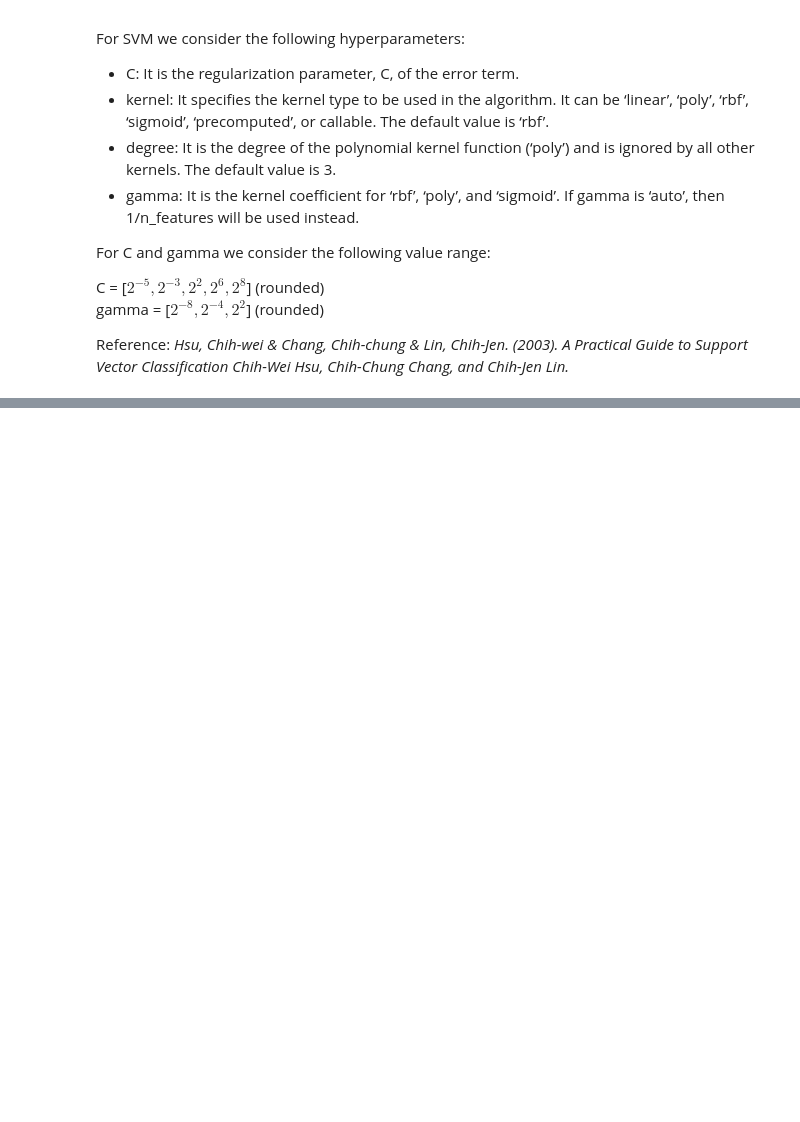
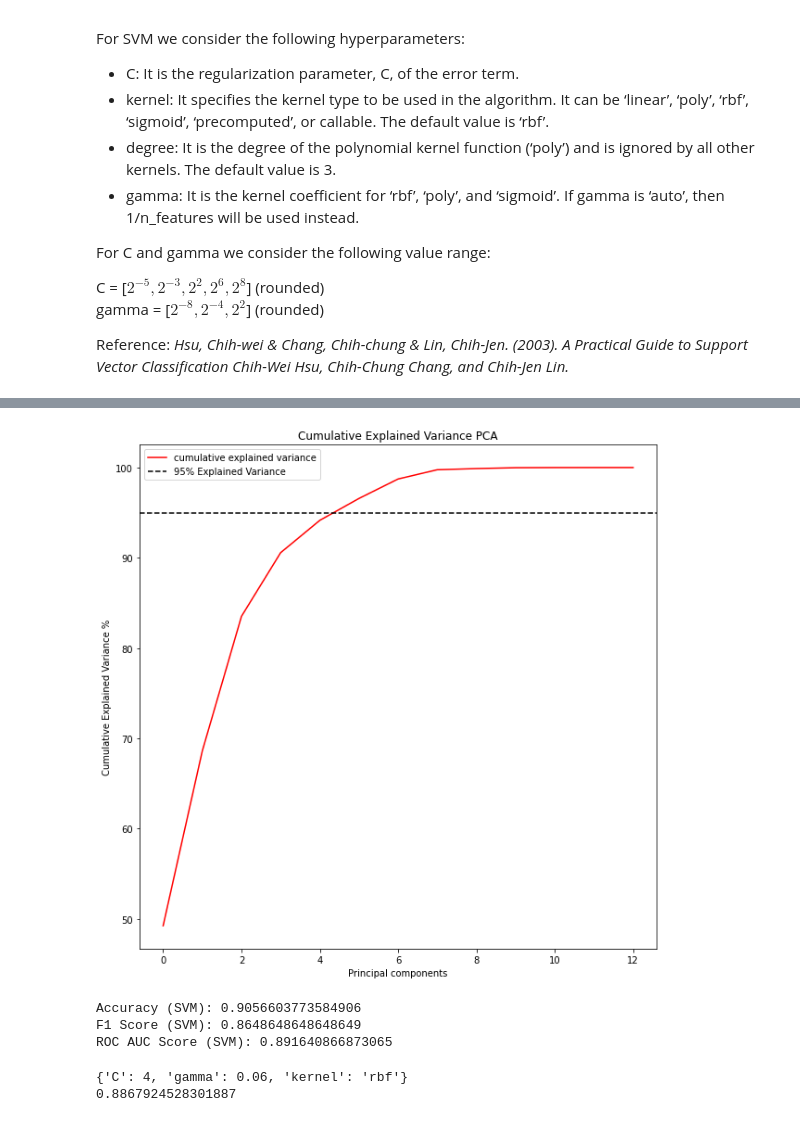
Before and after one commit to donikaSkenderbeut/machine-learning, a Jupyter notebook: Ex1/breast-cancer.ipynb, the cells around one changed output, grey strips where cells are left out. Saved outputs shown, nothing was run; the diff lists cells and outputs as text; code cells hidden in the pictures; blank space fills up the shorter version.

```diff
--- a/Ex1/breast-cancer.ipynb
+++ b/Ex1/breast-cancer.ipynb
@@ -279,11 +298,10 @@ Reference: *Hsu, Chih-wei & Chang, Chih-chung & Lin, Chih-Jen. (2003). A Practic
 C_param = [0.03, 0.1, 4, 64, 256]
 gamma_param = [0.0004, 0.06, 4]
 param_grid_svm = { 'C': C_param,
-                'kernel':['rbf','poly','sigmoid','linear'],
-                'degree':[1,2,3,4,5,6],
+                'kernel':['rbf','sigmoid','linear'],
                 'gamma': gamma_param}
 
-grid_svm = GridSearchCV(SVC(random_state=42), param_grid_svm)
+grid_svm = GridSearchCV(SVC(random_state=42), param_grid_svm, n_jobs=-1)
 grid_svm.fit(X_train, y_train)
 
 print(grid_svm.best_params_)
@@ -290,0 +322,15 @@ print(grid_svm.score(X_test, y_test))
+# %%
+pca = PCA()
+pca.fit(X_train)
+cumsum = np.cumsum(pca.explained_variance_ratio_) * 100
+d = [n for n in range(len(cumsum))]
+plt.figure(figsize=(10,10))
+plt.plot(d, cumsum, color='red', label='cumulative explained variance')
+plt.title('Cumulative Explained Variance PCA')
+plt.xlabel('Principal components')
+plt.ylabel('Cumulative Explained Variance %')
+plt.axhline(y=95, color='k', linestyle='--', label = '95% Explained Variance')
+plt.legend(loc='best')
+plt.savefig('Cumulative explained variance PCA.jpg', dpi=300, bbox_inches='tight')
+# %% [output]
+[figure, added]
@@ -290,0 +342,25 @@ print(grid_svm.score(X_test, y_test))
+# %%
+svc_model_pca = SVC()
+svc_model_pca.fit(X_train_pca, y_train)
+svc_predict_pca = svc_model_pca.predict(X_test_pca)
+
+print("Accuracy (SVM):", accuracy_score(y_test, svc_predict_pca))
+print("F1 Score (SVM):", f1_score(y_test, svc_predict_pca))
+print("ROC AUC Score (SVM):", roc_auc_score(y_test, svc_predict_pca))
+# %% [output]
+Accuracy (SVM): 0.9056603773584906
+F1 Score (SVM): 0.8648648648648649
+ROC AUC Score (SVM): 0.891640866873065
+# %%
+param_grid_svm_pca = { 'C': C_param,
+                'kernel':['rbf','sigmoid','linear'],
+                'gamma': gamma_param}
+
+grid_svm_pca = GridSearchCV(SVC(random_state=42), param_grid_svm_pca, n_jobs=-1)
+grid_svm_pca.fit(X_train_pca, y_train)
+
+print(grid_svm_pca.best_params_)
+print(grid_svm_pca.score(X_test_pca, y_test))
+# %% [output]
+{'C': 4, 'gamma': 0.06, 'kernel': 'rbf'}
+0.8867924528301887
```
Also changed, not shown: parts of 36 cells of this notebook, 8 other files.
